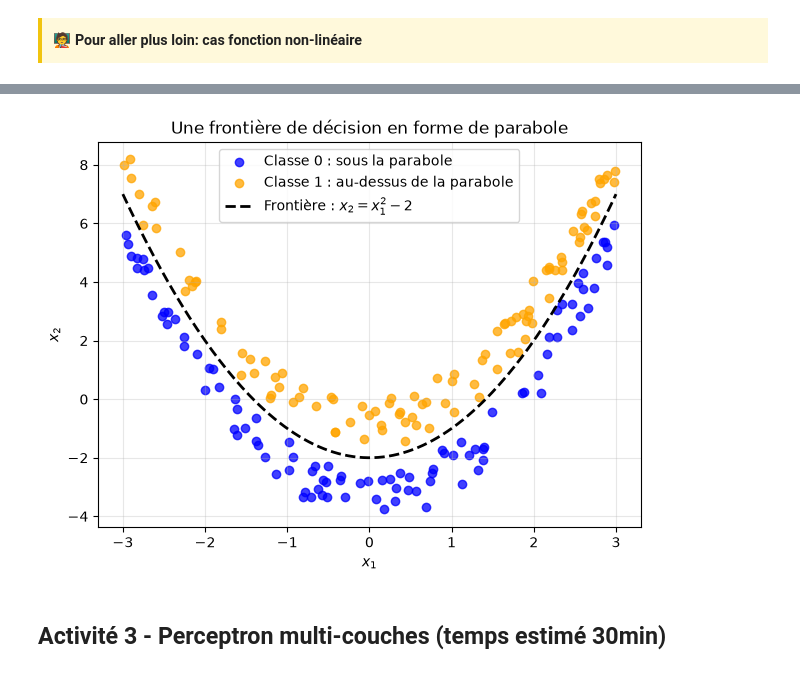
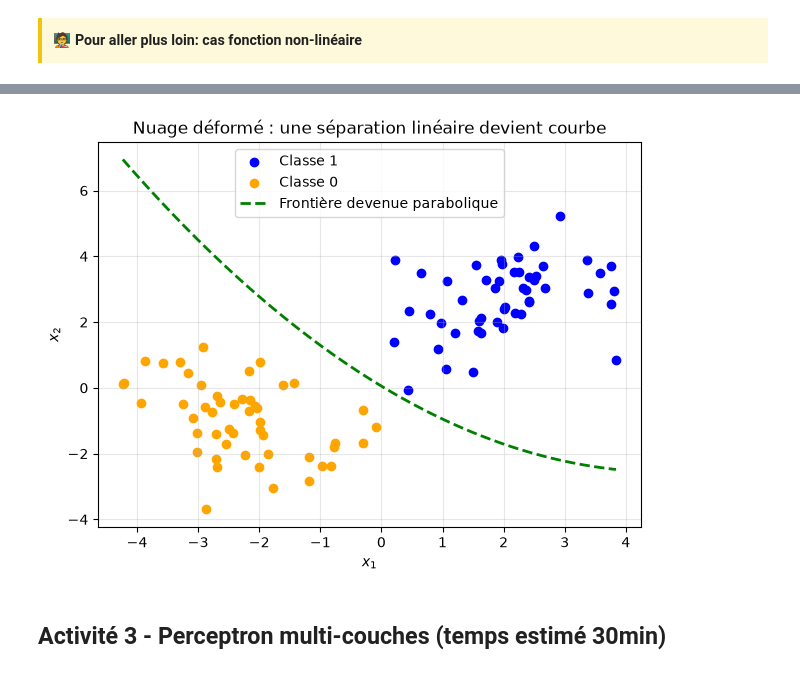
Before and after one commit to vbourgea/codersapremiereia, a Jupyter notebook: TP_ens.ipynb, the cells around one changed output, grey strips where cells are left out. Cells and saved outputs as stored; diff of their text form; code cells hidden in the pictures.

```diff
--- a/TP_ens.ipynb
+++ b/TP_ens.ipynb
@@ -941,50 +969,44 @@ Nous allons maintenant construire des données séparées par une **parabole** d
 # %%
-# Le générateur permet de retrouver exactement les mêmes points
-# chaque fois que la cellule est exécutée.
-generateur = np.random.default_rng(0)
-nombre_points = 200
+# # On repart du nuage de points précédent et on conserve les mêmes classes.
+# X_original = x.copy()
+# y_original = y.copy()
 
-# Première coordonnée de chaque point, choisie entre -3 et 3.
-x1 = generateur.uniform(-3, 3, nombre_points)
+# # Une seule déformation : on ajoute une courbure à la deuxième coordonnée.
+# # La séparation qui était une droite devient alors proche d'une parabole.
+# courbure = 0.12
+# X_deforme = X_original.copy()
+# X_deforme[:, 1] += courbure * X_original[:, 0]**2
 
-# On choisit au hasard la classe 0 ou la classe 1.
-y_parabole = generateur.integers(0, 2, nombre_points)
+# # On estime une droite séparatrice dans le nuage initial à partir des centres des classes.
+# centre_bleu = X_original[y_original == 1].mean(axis=0)
+# centre_orange = X_original[y_original == 0].mean(axis=0)
+# point_milieu = (centre_bleu + centre_orange) / 2
+# normale = centre_bleu - centre_orange
+# x_frontiere = np.linspace(X_original[:, 0].min(), X_original[:, 0].max(), 200)
+# y_droite = point_milieu[1] - normale[0] / normale[1] * (x_frontiere - point_milieu[0])
+# y_frontiere = y_droite + courbure * x_frontiere**2
 
-# La frontière que l'on veut faire apparaître est la parabole x2 = x1² - 2.
-frontiere = x1**2 - 2
-
-# Les points de classe 1 sont placés au-dessus de la parabole ;
-# ceux de classe 0 sont placés en dessous. Un léger bruit rend
-# le jeu de données moins artificiel.
-distance = generateur.uniform(0.4, 2.0, nombre_points)
-bruit = generateur.normal(0, 0.15, nombre_points)
-x2 = frontiere + np.where(y_parabole == 1, distance, -distance) + bruit
-
-# Chaque ligne contient maintenant les deux coordonnées (x1, x2) d'un point.
-X_parabole = np.column_stack((x1, x2))
-
-# Affichage des deux classes.
-plt.figure(figsize=(7, 5))
-plt.scatter(X_parabole[y_parabole == 0, 0], X_parabole[y_parabole == 0, 1],
-            color='blue', alpha=0.75, label='Classe 0 : sous la parabole')
-plt.scatter(X_parabole[y_parabole == 1, 0], X_parabole[y_parabole == 1, 1],
-            color='orange', alpha=0.75, label='Classe 1 : au-dessus de la parabole')
-
-# On trace la véritable frontière pour aider à la reconnaître.
-x_frontiere = np.linspace(-3, 3, 200)
-plt.plot(x_frontiere, x_frontiere**2 - 2, 'k--', linewidth=2,
-         label=r'Frontière : $x_2 = x_1^2 - 2$')
-
-plt.xlabel('$x_1$')
-plt.ylabel('$x_2$')
-plt.title("Une frontière de décision en forme de parabole")
-plt.legend()
-plt.grid(True, alpha=0.3)
-plt.savefig("classification_nonlinear.png")
-plt.show()
-plt.close()
+# # Affichage du nuage déformé et de la frontière désormais courbe.
+# plt.figure(figsize=(7, 5))
+# plt.scatter(
+#     X_deforme[y_original == 1, 0], X_deforme[y_original == 1, 1],
+#     color='blue', label='Classe 1'
+# )
+# plt.scatter(
+#     X_deforme[y_original == 0, 0], X_deforme[y_original == 0, 1],
+#     color='orange', label='Classe 0'
+# )
+# plt.plot(x_frontiere, y_frontiere, color='green', linestyle='--',
+#          linewidth=2, label='Frontière devenue parabolique')
+# plt.xlabel('$x_1$')
+# plt.ylabel('$x_2$')
+# plt.title('Nuage déformé : une séparation linéaire devient courbe')
+# plt.grid(True, alpha=0.3)
+# plt.legend()
+# plt.show()
+# plt.close()
 # %% [output]
-[figure, old version]
+[figure, new version]
 # %% [markdown]
 ## Activité 3 - Perceptron multi-couches (temps estimé 30min)
 # %% [markdown]
```
Also changed, not shown: parts of 6 cells of this notebook.
